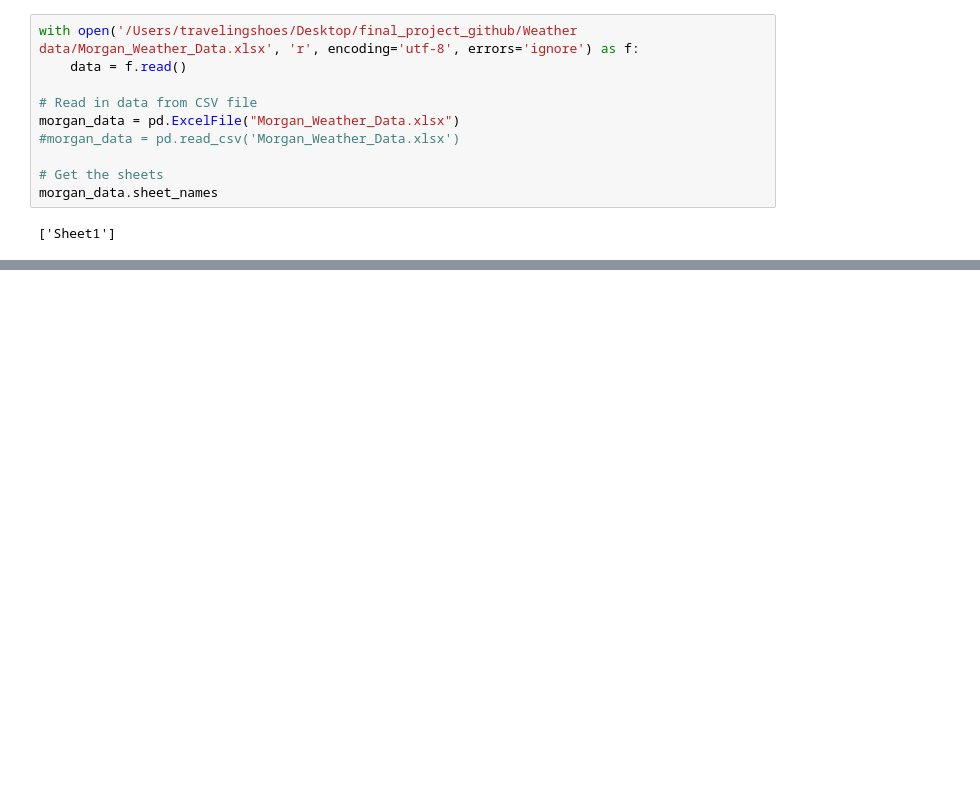
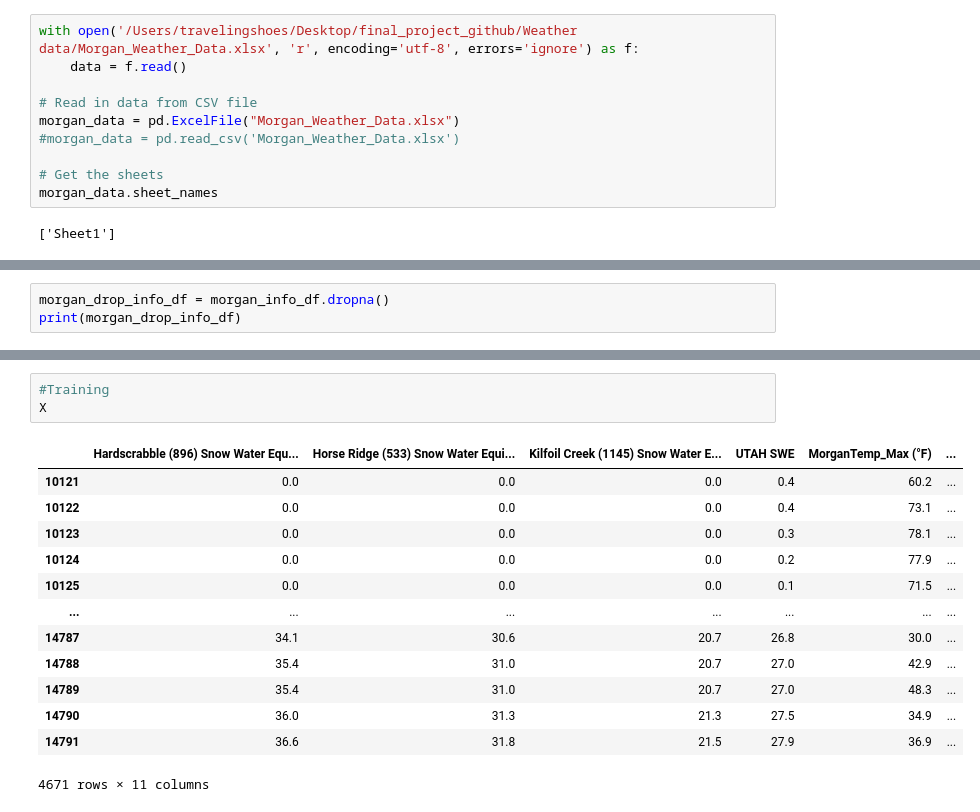
Before and after one commit to mdsinger/final_project_github, a Jupyter notebook: Weather data/morgan_county.ipynb, the cells around one changed output, grey strips where cells are left out. Cells and saved outputs as stored; diff of their text form; blank space fills up the shorter version.

```diff
--- a/Weather data/morgan_county.ipynb
+++ b/Weather data/morgan_county.ipynb
@@ -31,0 +35,3 @@ y = df['target_variable']
+# %%
+morgan_drop_info_df = morgan_info_df.dropna()
+print(morgan_drop_info_df)
@@ -31,0 +59,17 @@ y = df['target_variable']
+# %%
+#Training
+X
+# %% [output]
+|  | Hardscrabble (896) Snow Water Equ... | Horse Ridge (533) Snow Water Equi... | Kilfoil Creek (1145) Snow Water E... | UTAH SWE | MorganTemp_Max (°F) | ... |
+| 10121 | 0.0 | 0.0 | 0.0 | 0.4 | 60.2 | ... |
+| 10122 | 0.0 | 0.0 | 0.0 | 0.4 | 73.1 | ... |
+| 10123 | 0.0 | 0.0 | 0.0 | 0.3 | 78.1 | ... |
+| 10124 | 0.0 | 0.0 | 0.0 | 0.2 | 77.9 | ... |
+| 10125 | 0.0 | 0.0 | 0.0 | 0.1 | 71.5 | ... |
+| ... | ... | ... | ... | ... | ... | ... |
+| 14787 | 34.1 | 30.6 | 20.7 | 26.8 | 30.0 | ... |
+| 14788 | 35.4 | 31.0 | 20.7 | 27.0 | 42.9 | ... |
+| 14789 | 35.4 | 31.0 | 20.7 | 27.0 | 48.3 | ... |
+| 14790 | 36.0 | 31.3 | 21.3 | 27.5 | 34.9 | ... |
+| 14791 | 36.6 | 31.8 | 21.5 | 27.9 | 36.9 | ... |
+4671 rows × 11 columns
```
Also changed, not shown: parts of 11 cells of this notebook, 4 other files.
